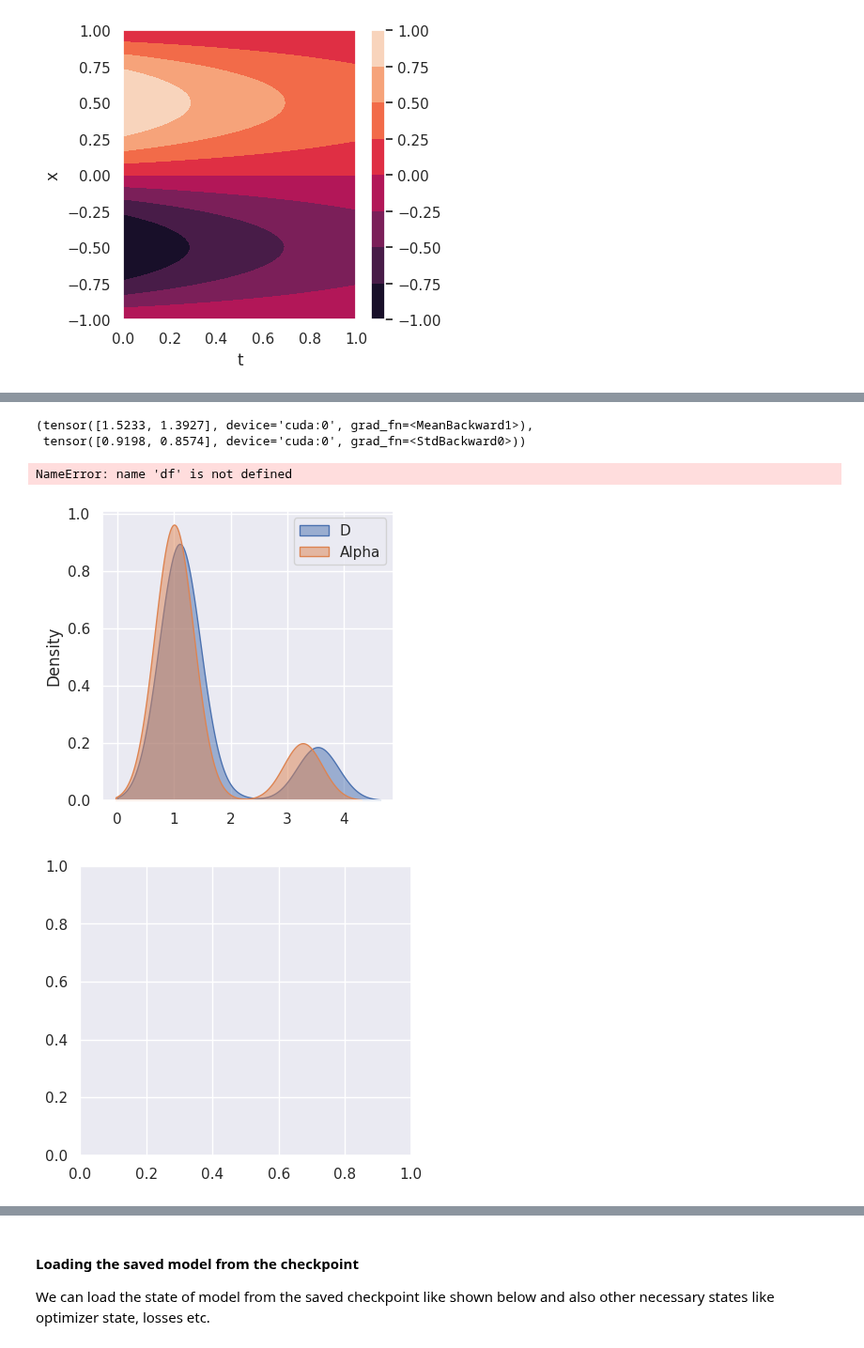
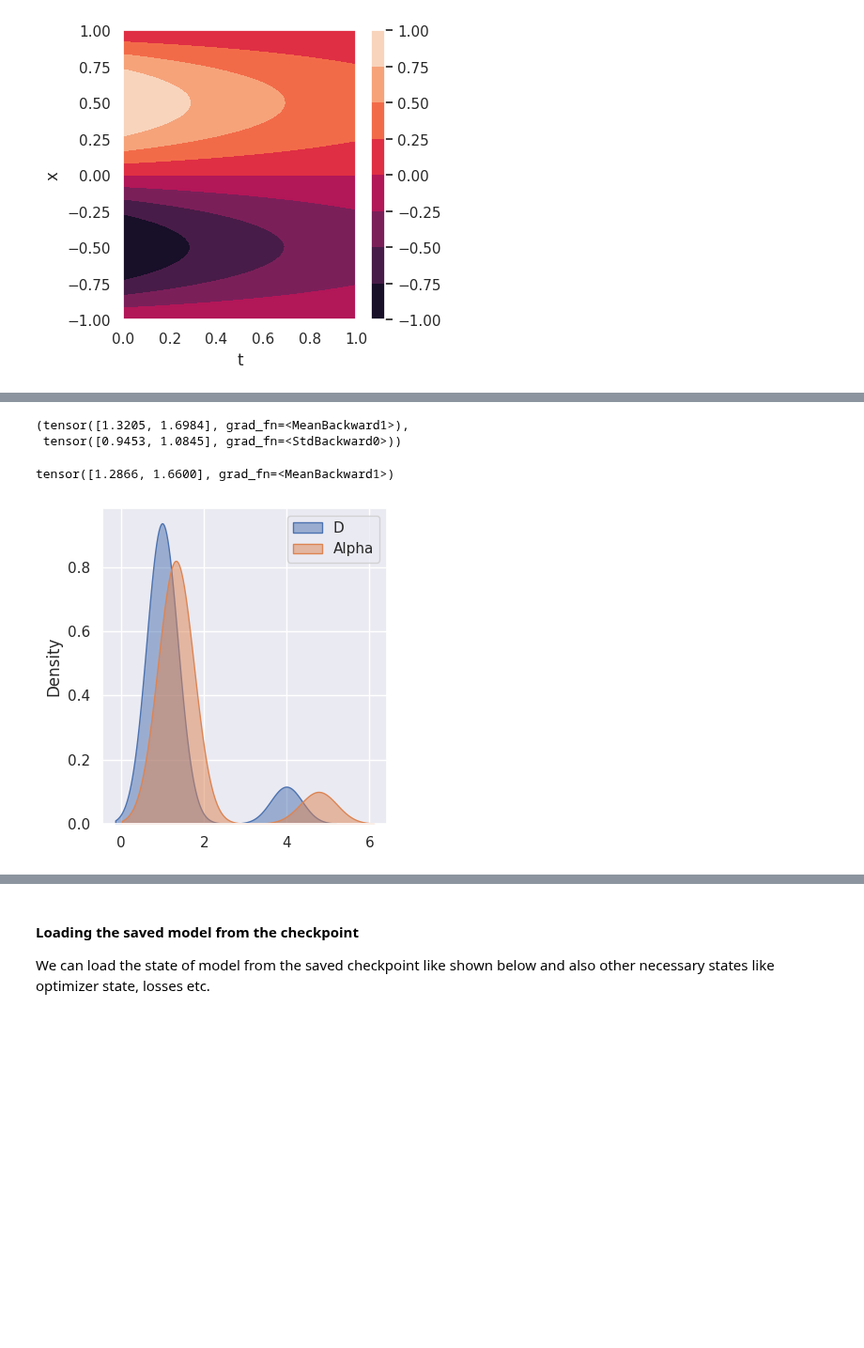
Before and after one commit to csml-beach/deep-bayesian-operator-nets, a Jupyter notebook: notebooks/bayes_pinn_PDE_posterior_samples.ipynb, the cells around one changed output, grey strips where cells are left out. Shown at 94% size. Saved outputs shown, nothing was run; the diff lists cells and outputs as text; code cells hidden in the pictures; blank space fills up the shorter version.

```diff
--- a/notebooks/bayes_pinn_PDE_posterior_samples.ipynb
+++ b/notebooks/bayes_pinn_PDE_posterior_samples.ipynb
@@ -1,5 +1,6 @@
 # %%
 import torch
+import random
 import numpy as np
 from numpy.ma.core import outer
 from sys import stderr
@@ -83,11 +84,6 @@ class Experiment(nn.Module):
 
         # prior_param_sample = torch.rand(1, 1, device=self.device).requires_grad_(True)
         prior_param_sample = torch.rand(batch_size, self.hidden_size , device=self.device).requires_grad_(True)
-        # print("shape of t", t.shape)
-        # print("shape of x", x.shape)
-        # print("shape of input", input.shape)
-        # print("shape of params", prior_param_sample.shape)
-        # print("params", prior_param_sample)
 
         t1 = torch.tanh(self.t1(prior_param_sample))
         t2 = torch.tanh(self.t2(t1))
@@ -246,7 +242,8 @@ class Experiment(nn.Module):
                         f'BC Loss:{loss_bc.item():.2f}  ' \
                         f'IC Loss: {loss_ic.item():.2f}  ' \
                         # f'Predicted Param:{self.predicted_params.detach().cpu().numpy()[0][0]:.2f}'
-                        f'Mean Predicted Param: {self.mean_predicted_params[0]:.2f} ' \
+                        f'Mean Predicted Param 1: {self.mean_predicted_params[0]:.2f} ' \
+                        f'Mean Predicted Param 2: {self.mean_predicted_params[1]:.2f} ' \
                         f'Std Params:{self.std_params.detach().cpu().numpy()[0]:.2f}  ' \
                         f'Std Log Loss:{self.log_std_squared_loss.item():.2f}')
 # %%
@@ -431,10 +428,10 @@ train_loader, test_loader = create_train_test_datasets(device = net.device, batc
 # %% [output]
 [figure]
 # %%
-net.w_ic = 1
-net.w_data = 1
-net.w_bc   = 1
-net.w_int = 1
+net.w_ic = 2
+net.w_data = 5
+net.w_bc   = 3
+net.w_int = 4
 net.w_param_std = 1
 # %%
 torch.autograd.set_detect_anomaly(True)
@@ -478,7 +449,0 @@ d2y_dx2 = net.compute_derivative(y, x_test, 2)
-# %%
-# Calculate the mean along each column
-column_means = torch.mean(net.predicted_params, dim=0)
-
-# Update the tensor with the mean value for each column
-for i in range(net.predicted_params.shape[1]):
-    net.predicted_params[:, i] = column_means[i]
@@ -562,35 +481,26 @@ samples = net.sample_parameter_posterior(num_samples=100)
 # %%
 samples.mean(axis=0), samples.std(axis=0)
 # %% [output]
-(tensor([1.5233, 1.3927], device='cuda:0', grad_fn=<MeanBackward1>),
- tensor([0.9198, 0.8574], device='cuda:0', grad_fn=<StdBackward0>))
+(tensor([1.3205, 1.6984], grad_fn=<MeanBackward1>),
+ tensor([0.9453, 1.0845], grad_fn=<StdBackward0>))
+# %%
+# why can't we do this?
+column_means = torch.mean(net.predicted_params, dim=0)
+column_means
+# %% [output]
+tensor([1.2866, 1.6600], grad_fn=<MeanBackward1>)
 # %%
 p1, p2 = samples.cpu().detach().unbind(1)
 # %%
-g  = sns.kdeplot(p1, fill=True, palette="crest",
-                 alpha=.5, linewidth=1)
-
-
-g  = sns.kdeplot(p2, fill=True, palette="crest",
-                 alpha=.5, linewidth=1)
-g.legend( ['D', 'Alpha'])
-
-# Histograms of individual parameters with adjusted line color
-plt.figure(figsize=(10, 4))
-plt.subplot(1, 2, 1)
-sns.histplot(df['p1'], kde=True, linewidth=2, edgecolor='black')  # Change edgecolor here
-plt.title('Parameter 1 Distribution')
-
-plt.subplot(1, 2, 2)
-sns.histplot(df['p2'], kde=True, linewidth=2, edgecolor='black')  # Change edgecolor here
-plt.title('Parameter 2 Distribution')
+# Plot KDE plots
+g = sns.kdeplot(p1, fill=True, palette="crest", alpha=.5, linewidth=1)
+g = sns.kdeplot(p2, fill=True, palette="crest", alpha=.5, linewidth=1)
+g.legend(['D', 'Alpha'])
 
 plt.tight_layout()
 plt.show()
 # %% [output]
-NameError: name 'df' is not defined
-[figure, old version]
+[figure, new version]
-[figure, removed]
 # %%
 samples = net.sample_parameter_posterior(num_samples=100).cpu().detach().numpy()
 
```
Also changed, not shown: parts of 24 cells of this notebook.
